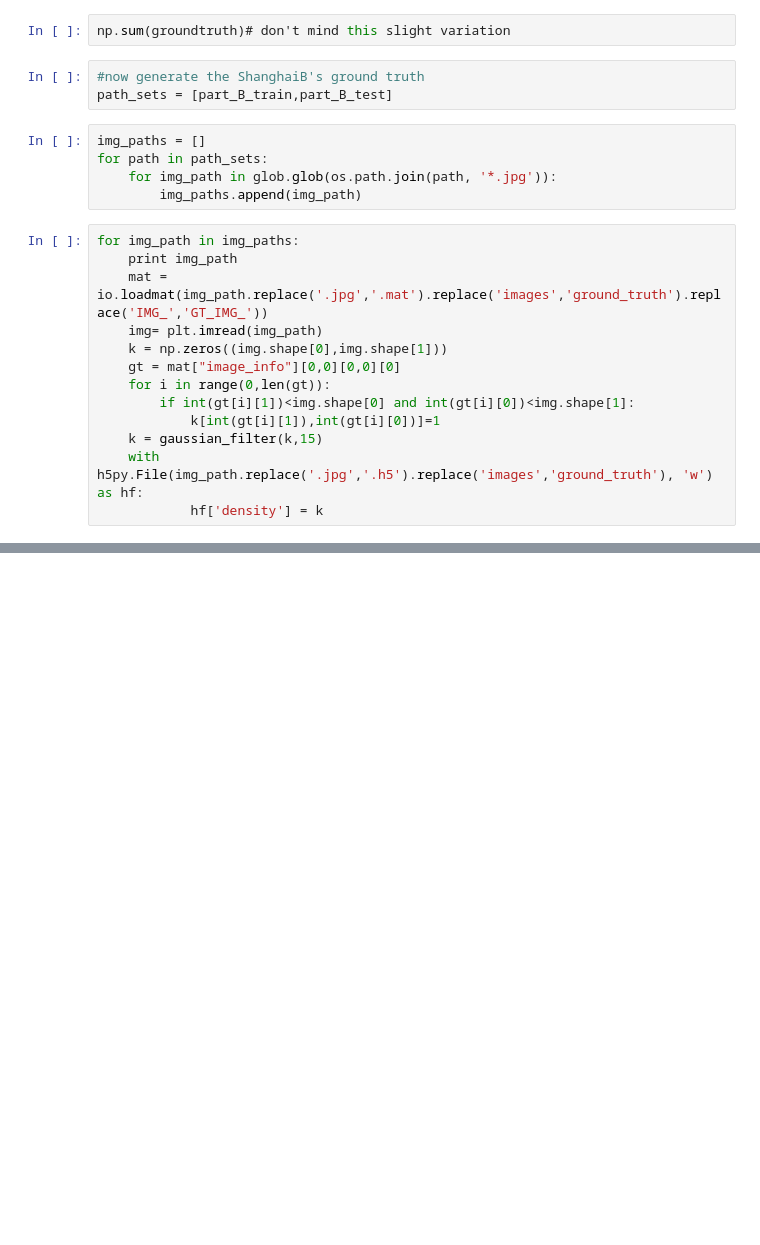
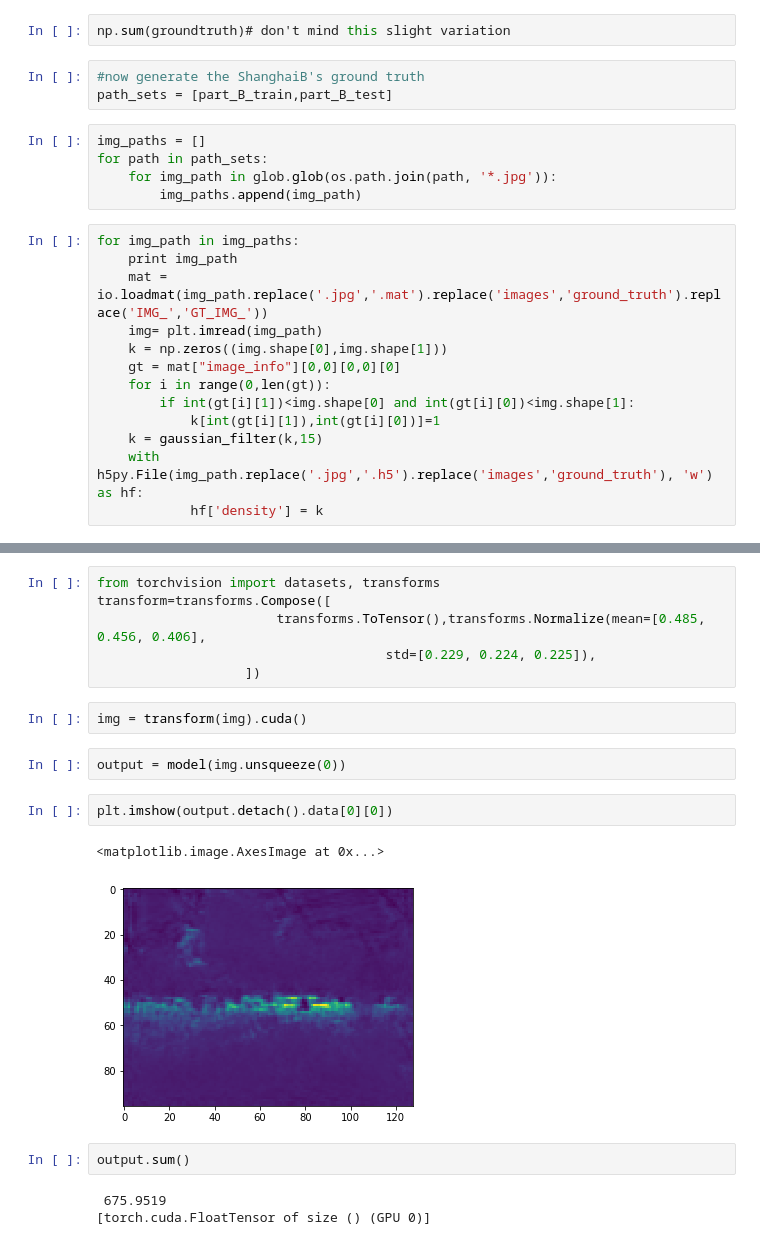
Before and after one commit to leeyeehoo/CSRNet-pytorch, a Jupyter notebook: make_dataset.ipynb, the cells around one changed output, grey strips where cells are left out. Saved outputs shown, nothing was run; the diff lists cells and outputs as text; blank space fills up the shorter version.

```diff
--- a/make_dataset.ipynb
+++ b/make_dataset.ipynb
@@ -104,0 +132,20 @@ for img_path in img_paths:
+# %%
+from torchvision import datasets, transforms
+transform=transforms.Compose([
+                       transforms.ToTensor(),transforms.Normalize(mean=[0.485, 0.456, 0.406],
+                                     std=[0.229, 0.224, 0.225]),
+                   ])
+# %%
+img = transform(img).cuda()
+# %%
+output = model(img.unsqueeze(0))
+# %%
+plt.imshow(output.detach().data[0][0])
+# %% [output]
+<matplotlib.image.AxesImage at 0x...>
+[figure, added]
+# %%
+output.sum()
+# %% [output]
+ 675.9519
+[torch.cuda.FloatTensor of size () (GPU 0)]
```
Also changed, not shown: parts of 13 cells of this notebook, 5 other files.
